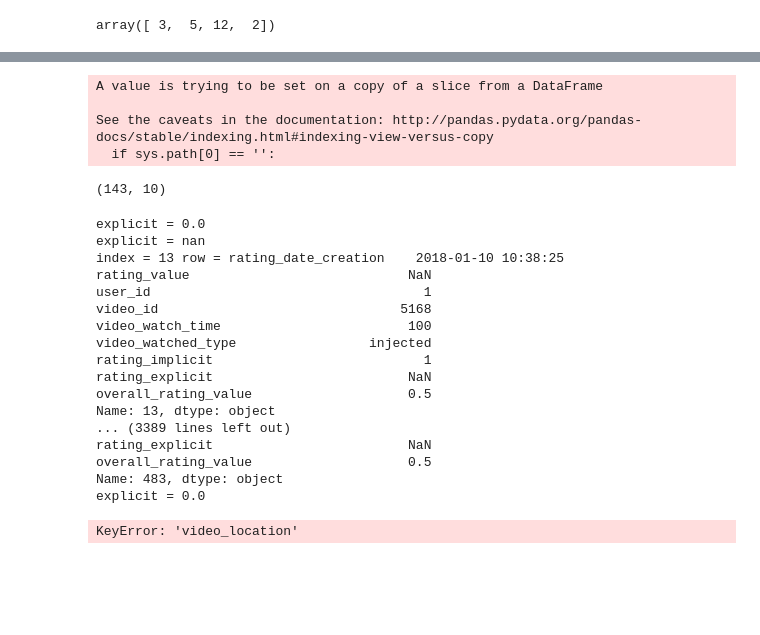
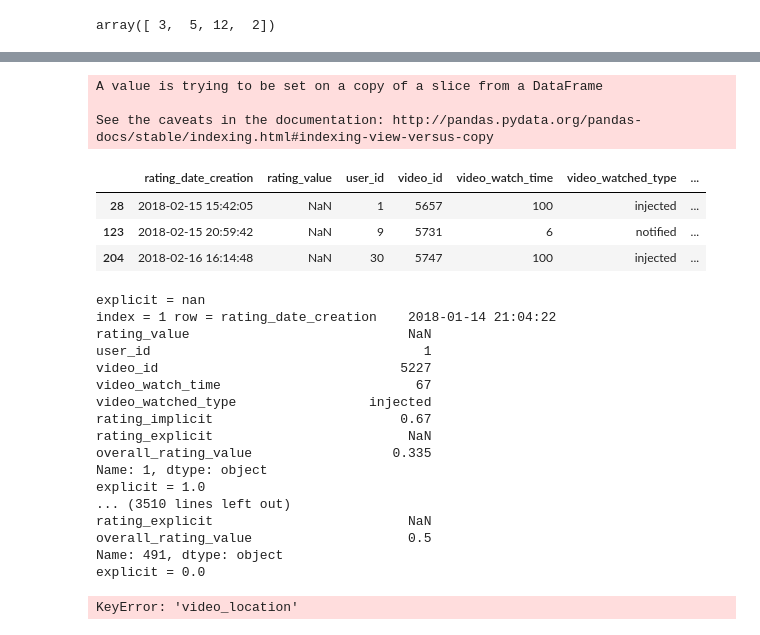
Before and after one commit to davidcampelo/tv4e-recommender, a Jupyter notebook: notebooks/pandas_tests.ipynb, the cells around one changed output, grey strips where cells are left out. Cells and saved outputs as stored; diff of their text form; code cells hidden in the pictures; blank space fills up the shorter version.

```diff
--- a/notebooks/pandas_tests.ipynb
+++ b/notebooks/pandas_tests.ipynb
@@ -49,38 +49,45 @@ df
 # %%
 # read CSV using a relative path
 import pandas as pd
 import requests
 URL='http://api_mysql.tv4e.pt/api/recommendations/ratings'
 data= requests.get(URL)
 df=pd.DataFrame(data.json())
+
+df = df[df.video_watched_type != 'forced']
 
 # XXX use a function to calculate implicit rating considering the video lead time
 df['rating_implicit'] = (df['video_watch_time']/100) * 0.3
 df['rating_explicit'] = (df['rating_value'])         * 0.7
 # If the explicit rating was negative, the implicit will be negative
 df['rating_implicit'][df.rating_explicit < 0] = df['rating_implicit'] * -1
 # create a new column to put implicit or explicit rating rating_value
 df['overall_rating_value'] = df['rating_implicit'] + df['rating_explicit']
 
 # implicit rating is the watched time / explicit rating is the like-0-dislike
 df['rating_implicit'] = df['video_watch_time']/100
 df['rating_explicit'] = df['rating_value']
+
+df.loc[pd.isnull(df['rating_value']) & (df['video_watch_time'] >= 10),'overall_rating_value'] = (df['video_watch_time']/100) * 0.5
+
+df.loc[(df['video_watch_time'] < 10),'overall_rating_value'] = 0
 df['overall_rating_value']=df['overall_rating_value'].fillna(0)
 
-df.loc[(df['overall_rating_value'] == 0) & (df['video_watch_time'] > 25),'overall_rating_value'] = (df['video_watch_time']/100) * 0.5
-#df = df[(df.video_watched_type != 'forced')]
 import datetime
 NOW = datetime.datetime.now()
 df['rating_date_diff'] = NOW - pd.to_datetime(df['rating_date_creation'])
 df = df[(df.rating_date_diff.dt.days < 14)]
-#df = df[(df.overall_rating_value > 0)]
-df.shape
+
+# df = df[df.video_watch_time < 10]
+df
 # %% [output]
 A value is trying to be set on a copy of a slice from a DataFrame
 
 See the caveats in the documentation: http://pandas.pydata.org/pandas-docs/stable/indexing.html#indexing-view-versus-copy
-  if sys.path[0] == '':
-(143, 10)
+|  | rating_date_creation | rating_value | user_id | video_id | video_watch_time | video_watched_type | ... |
+| 28 | 2018-02-15 15:42:05 | NaN | 1 | 5657 | 100 | injected | ... |
+| 123 | 2018-02-15 20:59:42 | NaN | 9 | 5731 | 6 | notified | ... |
+| 204 | 2018-02-16 16:14:48 | NaN | 30 | 5747 | 100 | injected | ... |
 # %%
 import numpy as np
 for index, row in df.iterrows():
@@ -88,22 +95,22 @@ for index, row in df.iterrows():
     if row.rating_explicit:
         print("index = {} row = {}".format(index,row))
 # %% [output]
-explicit = 0.0
 explicit = nan
-index = 13 row = rating_date_creation    2018-01-10 10:38:25
+index = 1 row = rating_date_creation    2018-01-14 21:04:22
 rating_value                            NaN
 user_id                                   1
-video_id                               5168
-video_watch_time                        100
+video_id                               5227
+video_watch_time                         67
 video_watched_type                 injected
-rating_implicit                           1
+rating_implicit                        0.67
+rating_explicit                         NaN
+overall_rating_value                  0.335
+Name: 1, dtype: object
+explicit = 1.0
+... (3510 lines left out)
 rating_explicit                         NaN
 overall_rating_value                    0.5
-Name: 13, dtype: object
-... (3389 lines left out)
-rating_explicit                         NaN
-overall_rating_value                    0.5
-Name: 483, dtype: object
+Name: 491, dtype: object
 explicit = 0.0
 # %%
 # read CSV using a relative path
```
Also changed, not shown: parts of 1 cell of this notebook, 1 other file.
